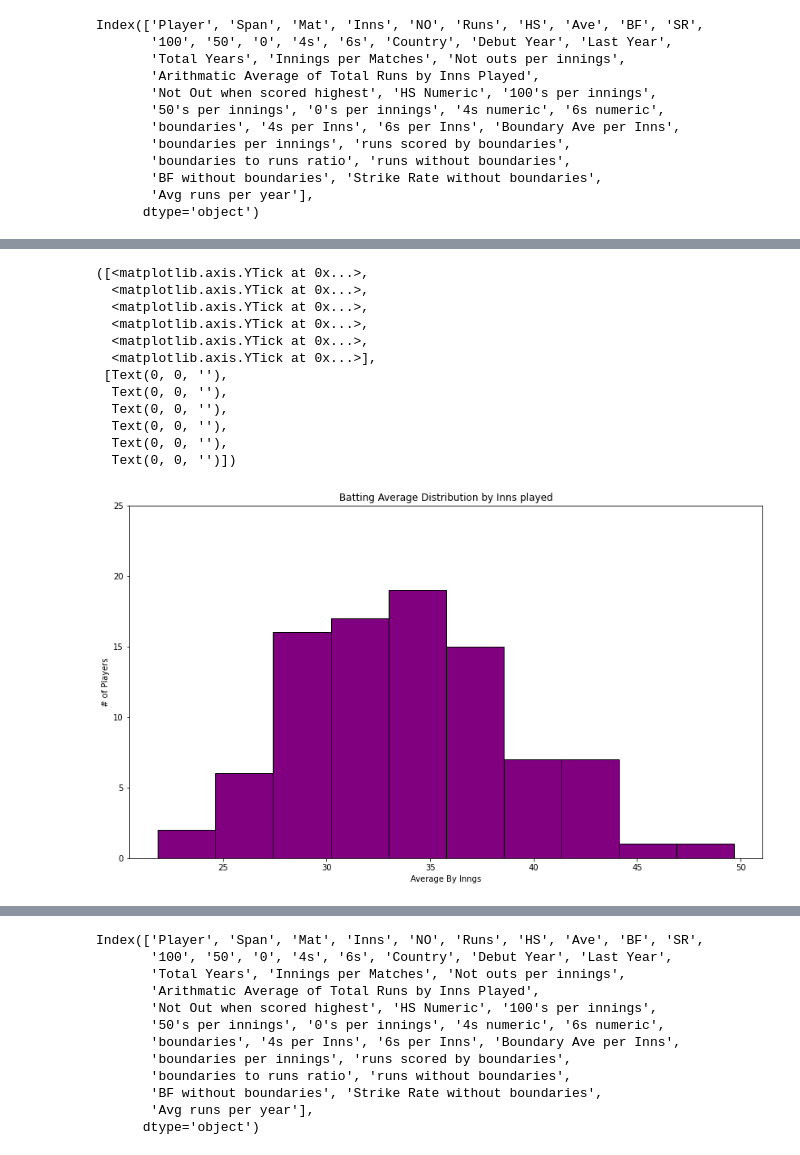
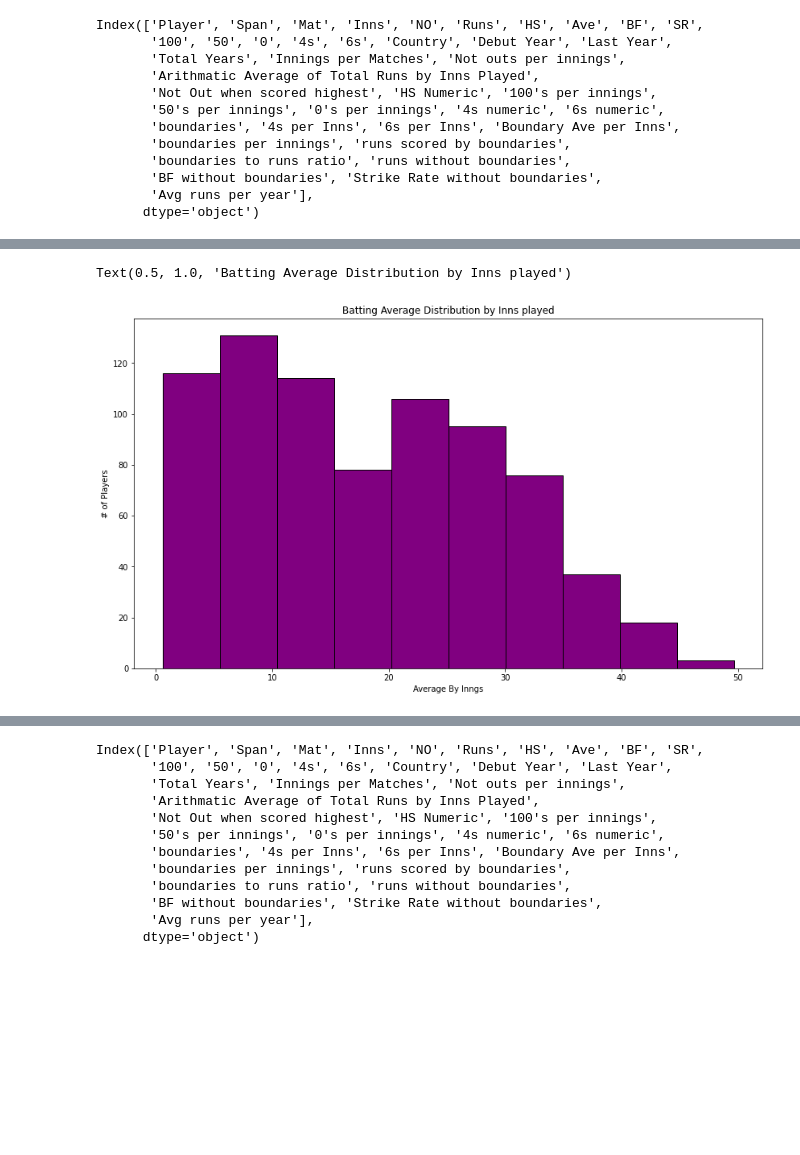
Before and after one commit to AmanJain27/Cricket-Analysis, a Jupyter notebook: EDA/data_eda.ipynb, the cells around one changed output, grey strips where cells are left out. Drawn from its saved outputs; the diff is of its cells as text; code cells hidden in the pictures; blank space fills up the shorter version.

```diff
--- a/EDA/data_eda.ipynb
+++ b/EDA/data_eda.ipynb
@@ -64,23 +68,11 @@ plt.yticks(range(0,30,5))
 # %%
 df['Arithmatic Average of Total Runs by Inns Played'].hist(grid=False, color='purple', figsize=(14, 8), edgecolor='black')
 plt.xlabel('Average By Inngs')
 plt.ylabel('# of Players')
 plt.title("Batting Average Distribution by Inns played")
-plt.yticks(range(0,30, 5))
 # %% [output]
-([<matplotlib.axis.YTick at 0x...>,
-  <matplotlib.axis.YTick at 0x...>,
-  <matplotlib.axis.YTick at 0x...>,
-  <matplotlib.axis.YTick at 0x...>,
-  <matplotlib.axis.YTick at 0x...>,
-  <matplotlib.axis.YTick at 0x...>],
- [Text(0, 0, ''),
-  Text(0, 0, ''),
-  Text(0, 0, ''),
-  Text(0, 0, ''),
-  Text(0, 0, ''),
-  Text(0, 0, '')])
+Text(0.5, 1.0, 'Batting Average Distribution by Inns played')
-[figure, old version]
+[figure, new version]
 # %%
 df.SR.hist(grid=False, figsize=(14, 8), bins=10, color='purple', align='right')
 plt.ylabel("# of Players")
```
Also changed, not shown: parts of 17 cells of this notebook, 1 other file.
